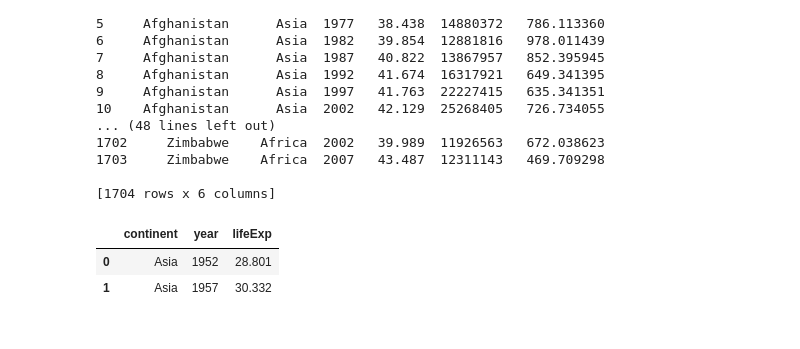
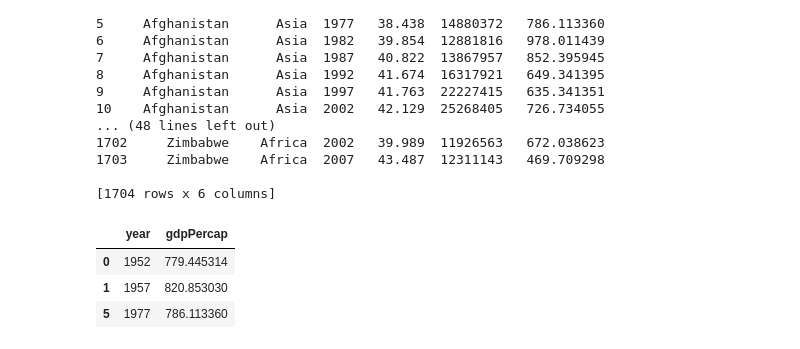
Before and after one commit to rameshbalan/SWC_spring2018, a Jupyter notebook: Python_Basics.ipynb, the cells around one changed output. Cells and saved outputs as stored; diff of their text form; code cells hidden in the pictures.

```diff
--- a/Python_Basics.ipynb
+++ b/Python_Basics.ipynb
@@ -193,8 +193,11 @@ print(my_file)
 # %%
 # .iloc[] - integer based position indexing
 #dataframe.iloc[row selection,column selection]
-my_file.iloc[0:2,1:4]
+my_file.iloc[1,5]
+my_file.iloc[1:4,2:5]
+my_file.iloc[[0,1,5],[2,5]]
 # %% [output]
-|  | continent | year | lifeExp |
-| 0 | Asia | 1952 | 28.801 |
-| 1 | Asia | 1957 | 30.332 |
+|  | year | gdpPercap |
+| 0 | 1952 | 779.445314 |
+| 1 | 1957 | 820.853030 |
+| 5 | 1977 | 786.113360 |
```
